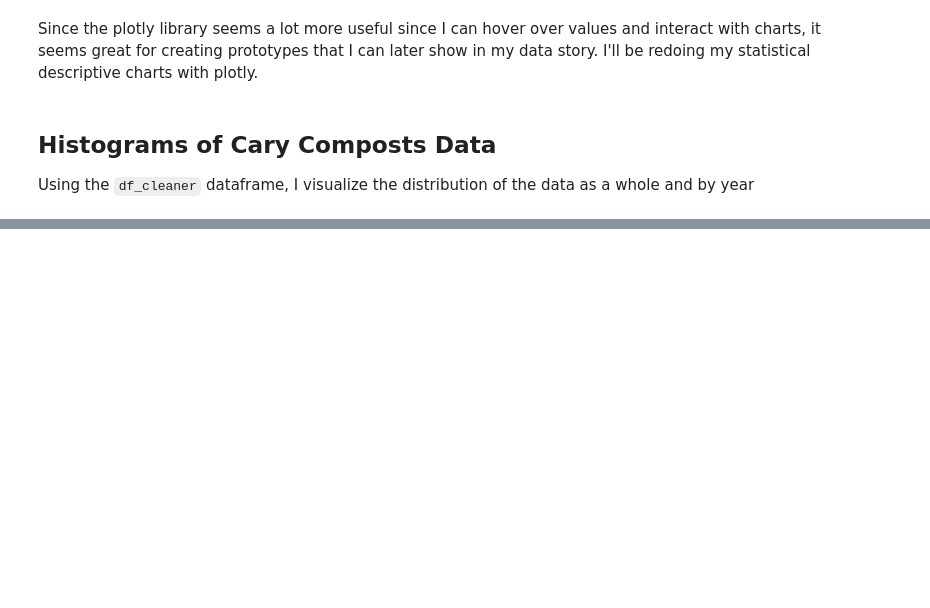
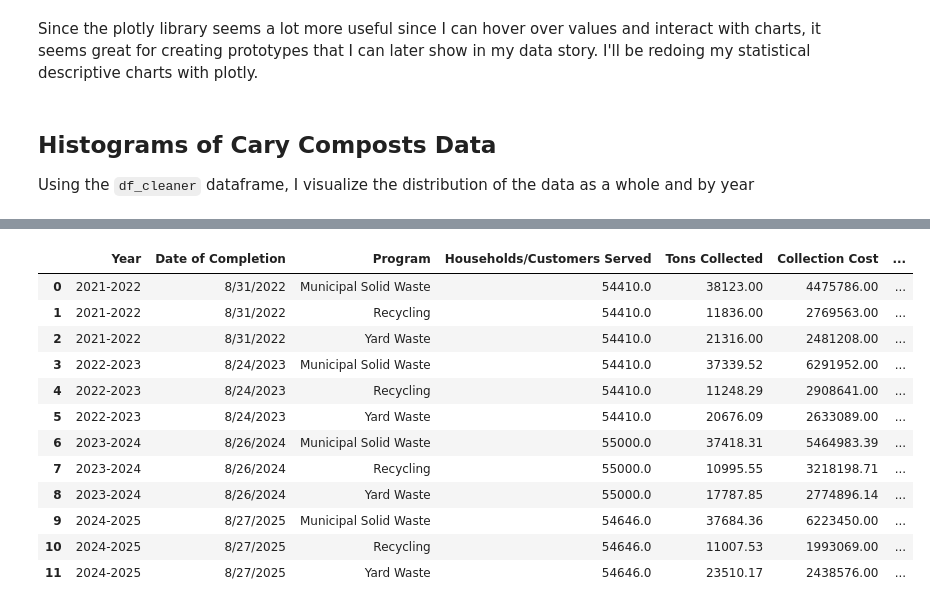
Before and after one commit to a-vargasmarte/food-waste-recycling-impact, a Jupyter notebook: notebook/DataExploration.ipynb, the cells around one changed output, grey strips where cells are left out. Cells and saved outputs as stored; diff of their text form; code cells hidden in the pictures; blank space fills up the shorter version.

```diff
--- a/notebook/DataExploration.ipynb
+++ b/notebook/DataExploration.ipynb
@@ -565,0 +585,10 @@ df_cleaner_hist_season.show()
+# %%
+from PyPDF2 import PdfReader
+
+def extractTextFromPDF(pdf_path):
+    """Reads a PDF file and returns the extracted text."""
+    reader = PdfReader(pdf_path)
+    text = ""
+    for page in reader.pages:
+        text += page.extract_text() or ""
+    return text
@@ -565,0 +618,5 @@ df_cleaner_hist_season.show()
+# %%
+LGAR_USER_PROMPT_TEMPLATE = """Extract the required waste management data from this LGAR report text:
+
+{pdf_text}
+"""
@@ -565,0 +649,13 @@ df_cleaner_hist_season.show()
+# %%
+def processMultipleLGARs(pdf_paths, client, system_prompt, user_prompt):
+    """Process multiple LGAR PDFs and return combined DataFrame."""
+    records = []
+    for path in pdf_paths:
+        try:
+            df = extractLGARInsights(path, client, system_prompt, user_prompt)
+            records.append(df)
+        except Exception as e:
+            print(f"Error processing {path}: {e}")
+    if not records:
+        return "No insights were found from the provided PDFs."
+    return pd.concat(records, ignore_index=True)
@@ -565,0 +674,23 @@ df_cleaner_hist_season.show()
+# %%
+# Test extraction of insights from multiple pdfs
+lgar_paths = ["../data/raw/pdfs/CARY LGAR FY 21-22.pdf",
+              "../data/raw/pdfs/CARY LGAR FY 22-23.pdf",
+              "../data/raw/pdfs/CARY LGAR FY 23-24.pdf",
+              "../data/raw/pdfs/CARY LGAR FY 24-25.pdf"]
+multi_lgar_data = processMultipleLGARs(lgar_paths, client, LGAR_SYSTEM_PROMPT, LGAR_USER_PROMPT_TEMPLATE)
+# %%
+multi_lgar_data
+# %% [output]
+|  | Year | Date of Completion | Program | Households/Customers Served | Tons Collected | Collection Cost | ... |
+| 0 | 2021-2022 | 8/31/2022 | Municipal Solid Waste | 54410.0 | 38123.00 | 4475786.00 | ... |
+| 1 | 2021-2022 | 8/31/2022 | Recycling | 54410.0 | 11836.00 | 2769563.00 | ... |
+| 2 | 2021-2022 | 8/31/2022 | Yard Waste | 54410.0 | 21316.00 | 2481208.00 | ... |
+| 3 | 2022-2023 | 8/24/2023 | Municipal Solid Waste | 54410.0 | 37339.52 | 6291952.00 | ... |
+| 4 | 2022-2023 | 8/24/2023 | Recycling | 54410.0 | 11248.29 | 2908641.00 | ... |
+| 5 | 2022-2023 | 8/24/2023 | Yard Waste | 54410.0 | 20676.09 | 2633089.00 | ... |
+| 6 | 2023-2024 | 8/26/2024 | Municipal Solid Waste | 55000.0 | 37418.31 | 5464983.39 | ... |
+| 7 | 2023-2024 | 8/26/2024 | Recycling | 55000.0 | 10995.55 | 3218198.71 | ... |
+| 8 | 2023-2024 | 8/26/2024 | Yard Waste | 55000.0 | 17787.85 | 2774896.14 | ... |
+| 9 | 2024-2025 | 8/27/2025 | Municipal Solid Waste | 54646.0 | 37684.36 | 6223450.00 | ... |
+| 10 | 2024-2025 | 8/27/2025 | Recycling | 54646.0 | 11007.53 | 1993069.00 | ... |
+| 11 | 2024-2025 | 8/27/2025 | Yard Waste | 54646.0 | 23510.17 | 2438576.00 | ... |
```
Also changed, not shown: parts of 13 cells of this notebook, 6 other files.
